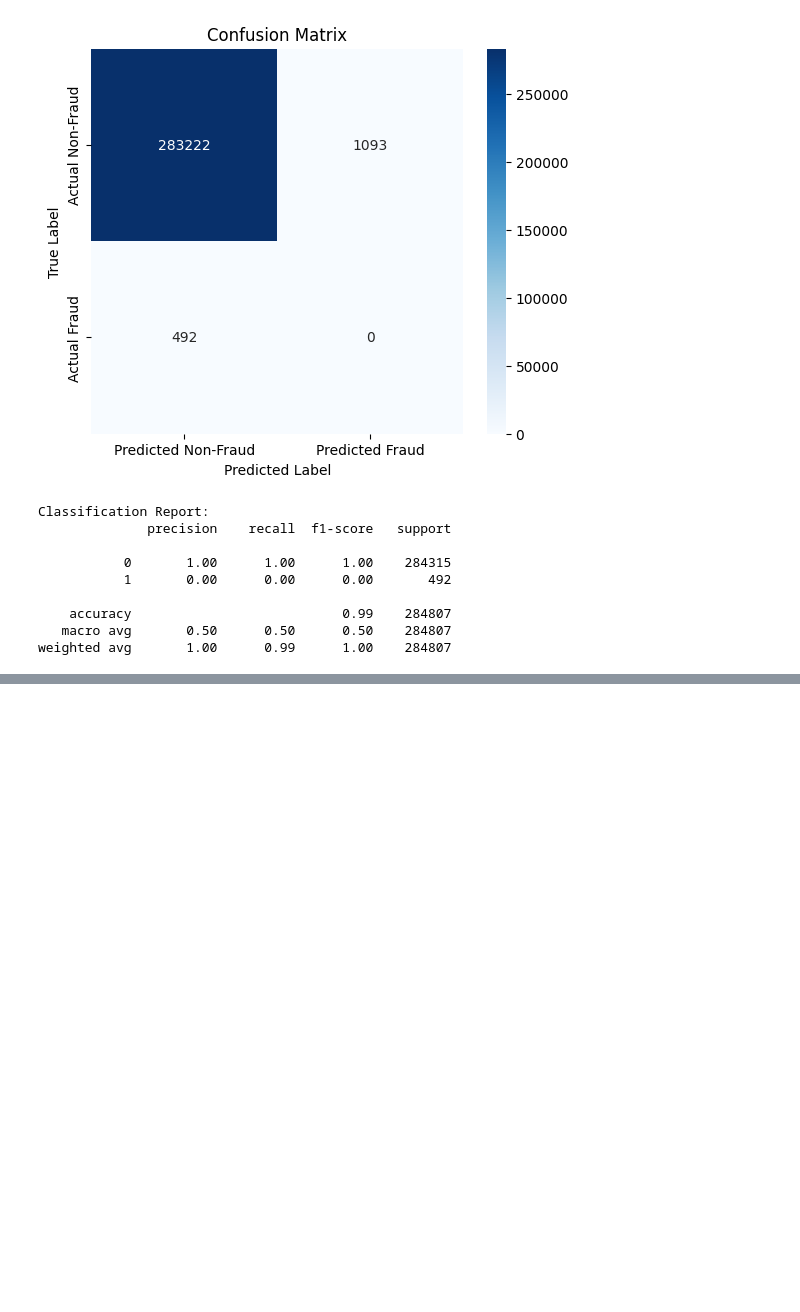
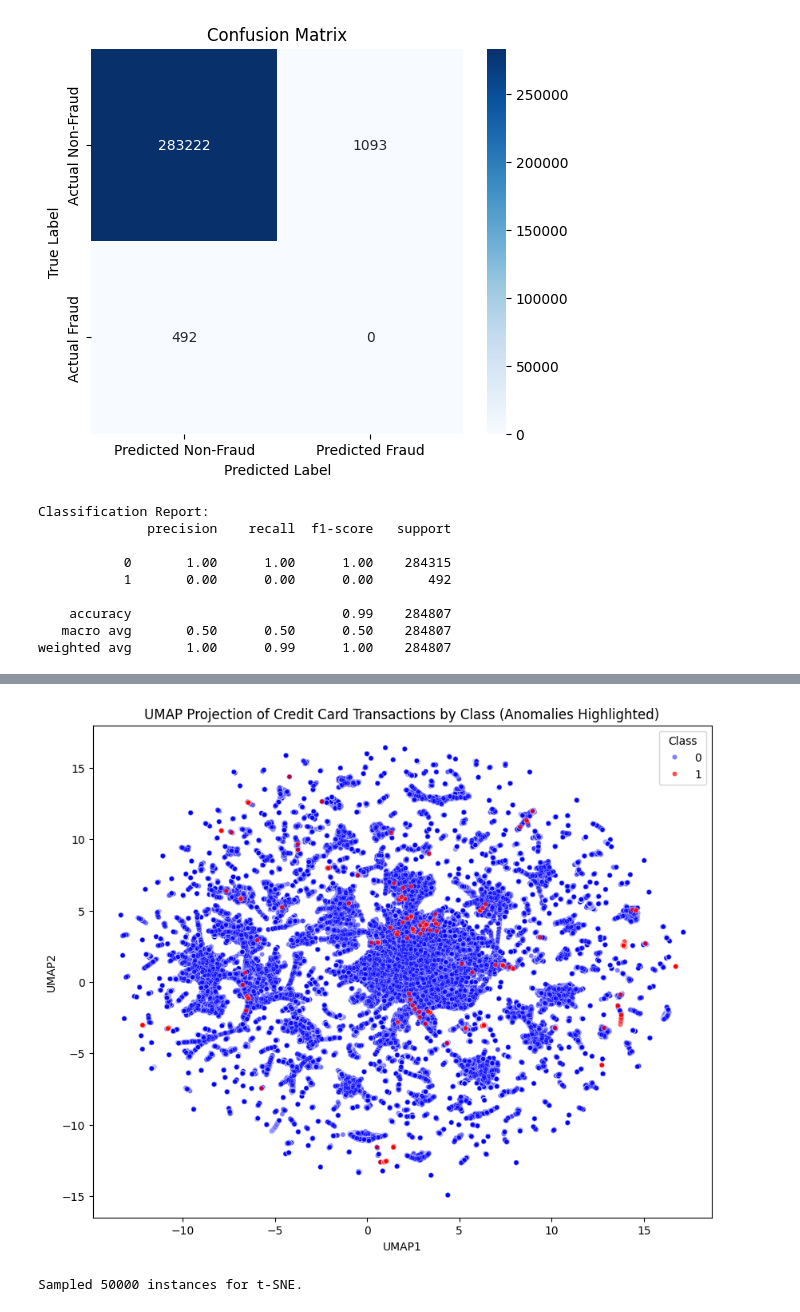
Before and after one commit to Evans-Sense/pet, a Jupyter notebook: Hometask_3_MLPro2025.ipynb, the cells around one changed output, grey strips where cells are left out. Drawn from its saved outputs; the diff is of its cells as text; code cells hidden in the pictures; blank space fills up the shorter version.

```diff
--- a/Hometask_3_MLPro2025.ipynb
+++ b/Hometask_3_MLPro2025.ipynb
@@ -668,18 +539,0 @@ Percentage of outliers:   0.17%
-# %%
-predicted_labels = isolation_outliers.astype(int)
-
-true_labels = df['Class']
-
-cm = confusion_matrix(true_labels, predicted_labels)
-
-plt.figure(figsize=(6, 5))
-sns.heatmap(cm, annot=True, fmt='d', cmap='Blues',
-            xticklabels=['Predicted Non-Fraud', 'Predicted Fraud'],
-            yticklabels=['Actual Non-Fraud', 'Actual Fraud'])
-plt.title('Confusion Matrix')
-plt.xlabel('Predicted Label')
-plt.ylabel('True Label')
-plt.show()
-
-print('\nClassification Report:')
-print(classification_report(true_labels, predicted_labels))
@@ -703,19 +542,16 @@ max_features_values = np.arange(1, 10, 1)
 f1_scores = []
 max_features_records = []
 
-# The contamination value is fixed as per the problem description.
-# Based on the previous output, it is target_anomaly_percentage which is 0.1727% or 0.001727 as fraction.
-fixed_contamination = target_anomaly_percentage / 100
+fixed_contamination = 0.001727
 
 for mf in max_features_values:
     print(f"Testing max_features = {mf:.1f}")
     isolation_forest = IsolationForest(n_estimators=100, contamination=fixed_contamination,
                                        max_features=mf, bootstrap=True, random_state=42,
-                                       n_jobs=-1) # Use all available cores for faster computation
+                                       n_jobs=-1)
     isolation_forest.fit(scaled_data)
 
     isolation_outliers = isolation_forest.predict(scaled_data)
-    # Convert predictions: -1 for outlier (fraud) to 1, 1 for inlier (non-fraud) to 0
     predicted_labels = np.array([1 if label == -1 else 0 for label in isolation_outliers])
 
     report = classification_report(true_labels, predicted_labels, output_dict=True)
@@ -725,7 +561,6 @@ for mf in max_features_values:
     max_features_records.append(mf)
     print(f"F1-score for fraud class (max_features={mf:.1f}): {f1_fraud:.4f}\n")
 
-# Find the best max_features
 best_f1_index = np.argmax(f1_scores)
 best_max_features = max_features_records[best_f1_index]
 best_f1_score = f1_scores[best_f1_index]
@@ -924,0 +739,3 @@ weighted avg       1.00      0.99      1.00    284807
+# %%
+umap_model = umap.UMAP(n_components=2, random_state=42, n_jobs=-1)
+umap_results = umap_model.fit_transform(scaled_data)
@@ -924,0 +753,22 @@ weighted avg       1.00      0.99      1.00    284807
+# %%
+umap_df = pd.DataFrame(umap_results, columns=['UMAP1', 'UMAP2'])
+umap_df['Class'] = df['Class']
+
+plt.figure(figsize=(10, 8))
+sns.scatterplot(x='UMAP1', y='UMAP2', hue='Class', data=umap_df[umap_df['Class'] == 0], style='Class', size='Class', sizes=[20, 10], palette={0: 'blue'}, alpha=0.5)
+sns.scatterplot(x='UMAP1', y='UMAP2', hue='Class', data=umap_df[umap_df['Class'] == 1], style='Class', size='Class', sizes=[20,20], palette={1: 'red'}, marker='X', alpha=0.7)
+plt.title('UMAP Projection of Credit Card Transactions by Class (Anomalies Highlighted)')
+plt.xlabel('UMAP1')
+plt.ylabel('UMAP2')
+plt.legend(title='Class')
+plt.show()
+# %% [output]
+[figure, added]
+# %%
+tsne_sample_size = 50000
+sampled_scaled_data = scaled_data.sample(n=tsne_sample_size, random_state=42)
+sampled_class_labels = df.loc[sampled_scaled_data.index, 'Class']
+
+print(f"Sampled {len(sampled_scaled_data)} instances for t-SNE.")
+# %% [output]
+Sampled 50000 instances for t-SNE.
```
Also changed, not shown: parts of 20 cells of this notebook.
